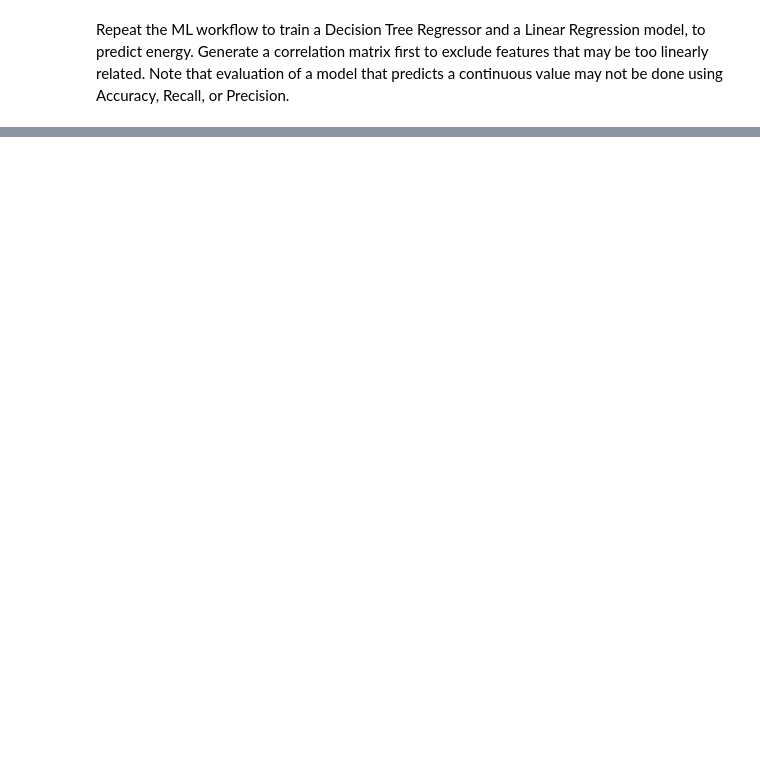
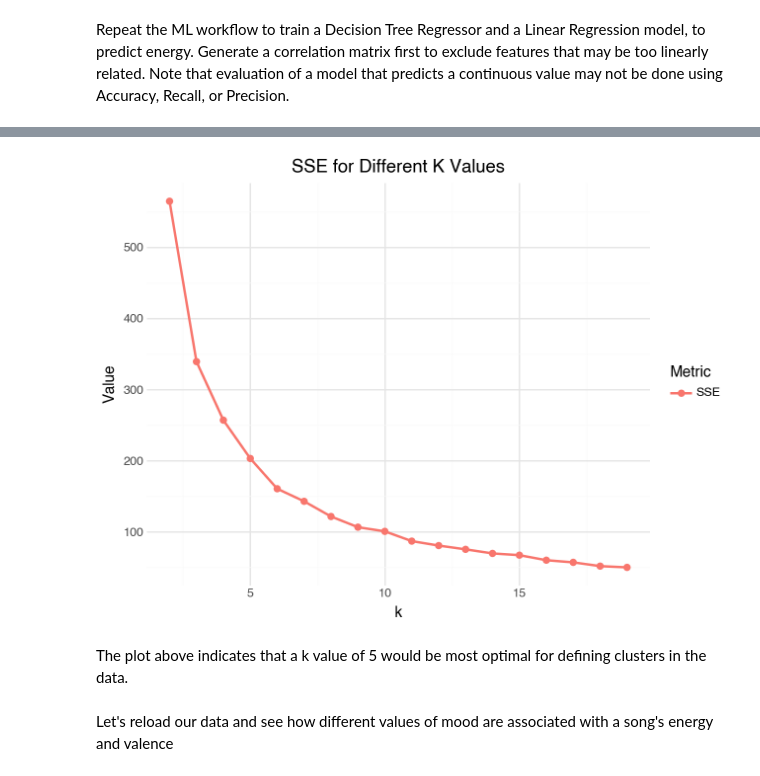
Before and after one commit to rhamzaali/CPSC393-MachineLearning, a Jupyter notebook: class_labs/01_DataScience_Review.ipynb, the cells around one changed output, grey strips where cells are left out. Drawn from its saved outputs; the diff is of its cells as text; code cells hidden in the pictures; blank space fills up the shorter version.

```diff
--- a/class_labs/01_DataScience_Review.ipynb
+++ b/class_labs/01_DataScience_Review.ipynb
@@ -154,0 +276,44 @@ def generate_matrix(corr_matrix):
+# %%
+# 1. Load Data
+# we will use the Spotify dataset again for this exercise but we will drop the mood column
+df = pd.read_csv("https://raw.githubusercontent.com/cristobalvch/Spotify-Machine-Learning/refs/heads/master/data/data_moods.csv")
+
+df = df.drop(columns=['mood'])
+
+features = ['energy','valence']
+
+X = df[features]
+# %%
+# 2. Visualize, Clean, and Preprocess Data
+
+scaler = StandardScaler()
+X_scaled = scaler.fit_transform(X)
+# %%
+# 3. Create Model Instance
+# 4. Fit Model on Data
+sse_values = []
+
+k_values = range(2, 20)
+
+for k in k_values:
+    km = KMeans(n_clusters=k)
+    km.fit(X_scaled)
+    sse_values.append(km.inertia_)
+# %%
+evaluation_df = pd.DataFrame({'k': k_values,
+'SSE': sse_values})
+
+
+(
+    ggplot(evaluation_df, aes(x='k'))
+    + geom_line(aes(y='SSE', color='"SSE"'), size=1)
+    + geom_point(aes(y='SSE', color='"SSE"'), size=2)
+    + labs(title='SSE for Different K Values', y='Value', color='Metric')
+    + theme_minimal()
+)
+# %% [output]
+[figure, added]
+# %% [markdown]
+The plot above indicates that a k value of 5 would be most optimal for defining clusters in the data.
+# %% [markdown]
+Let's reload our data and see how different values of mood are associated with a song's energy and valence
```
Also changed, not shown: parts of 25 cells of this notebook.
